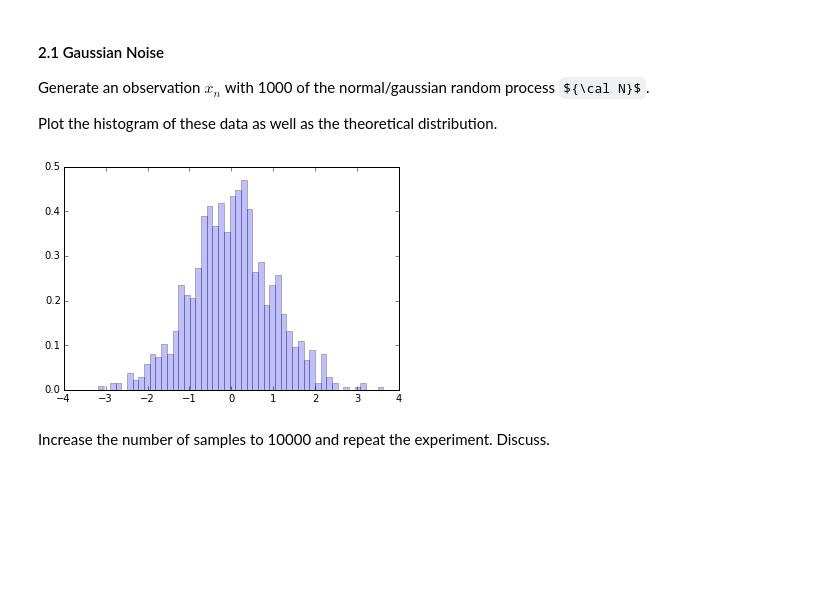
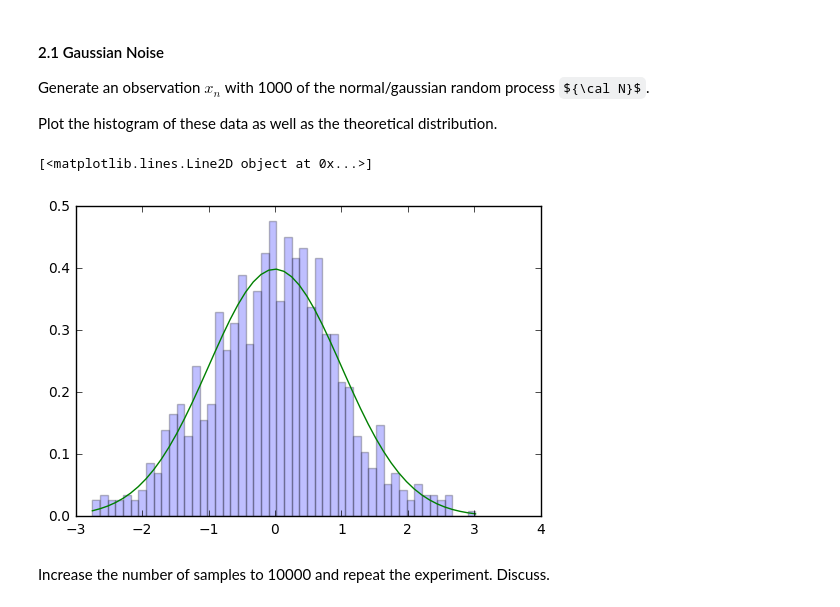
Before and after one commit to PamirGhimire/DSP-TP-1617, a Jupyter notebook: Lab1/python/Lab1.ipynb, the cells around one changed output. Drawn from its saved outputs; the diff is of its cells as text; code cells hidden in the pictures; some formulas as TeX source; blank space fills up the shorter version.

```diff
--- a/Lab1/python/Lab1.ipynb
+++ b/Lab1/python/Lab1.ipynb
@@ -221,19 +218,21 @@ Plot the histogram of these data as well as the theoretical distribution.
 # %%
 # Define the mean and standard deviation
 mu = 0
 sigma = 1
 
 # np.random.normal(mu, sigma, (N, ))
 gaussian_samples = np.random.normal(mu, sigma, (1000, 1) )
 
 # Plot the histogram
 n, bins, patches = plt.hist(gaussian_samples, 50, normed=1, alpha=0.25)
 
 # Plot the distribution
 from scipy.stats import norm
-#distri = norm.pdf(bins, mu, sigma)
+distri = norm.pdf(bins, mu, sigma)
+plt.plot(bins, distri)
 # %% [output]
+[<matplotlib.lines.Line2D object at 0x...>]
-[figure, old version]
+[figure, new version]
 # %% [markdown]
 
 Increase the number of samples to 10000 and repeat the experiment. Discuss.
```
Also changed, not shown: parts of 21 cells of this notebook.
